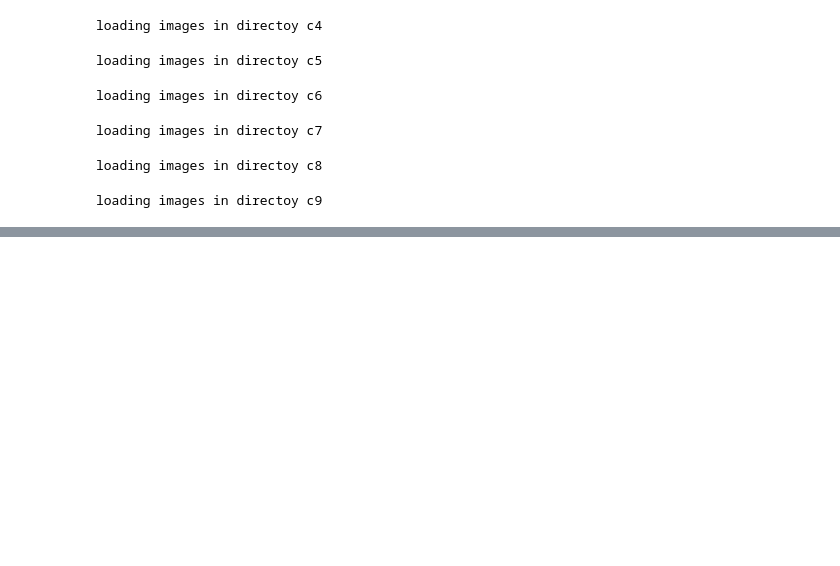
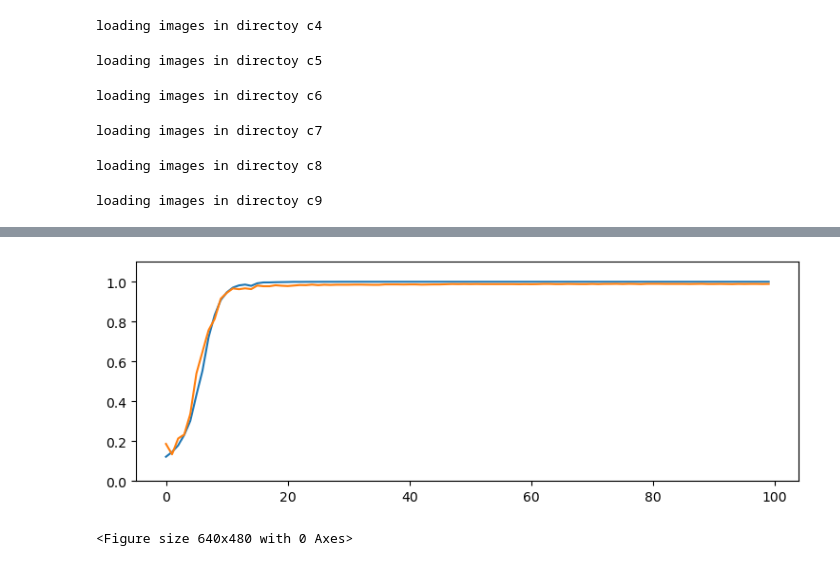
Before and after one commit to SamiraJodeir/DL, a Jupyter notebook: notebook2da8fb4d10.ipynb, the cells around one changed output, grey strips where cells are left out. Cells and saved outputs as stored; diff of their text form; code cells hidden in the pictures; blank space fills up the shorter version.

```diff
--- a/notebook2da8fb4d10.ipynb
+++ b/notebook2da8fb4d10.ipynb
@@ -209,0 +250,9 @@ axes[1].plot([i for i in range(len(df))],val_loss,label="train")
+# %%
+history = model_layer_norm.fit(trainX, trainy, validation_data=(testX, testy), epochs=100, verbose=False, batch_size=500)
+FCC_LN_227 =get_model_result()
+FCC_LN_227.to_csv('FCC_LN_227.csv', index=False)
+# %%
+plot_model_result(result=FCC_LN_227, fig_title='FCC_LN_227')
+# %% [output]
+[figure, added]
+<Figure size 640x480 with 0 Axes>
```
Also changed, not shown: parts of 37 cells of this notebook.
